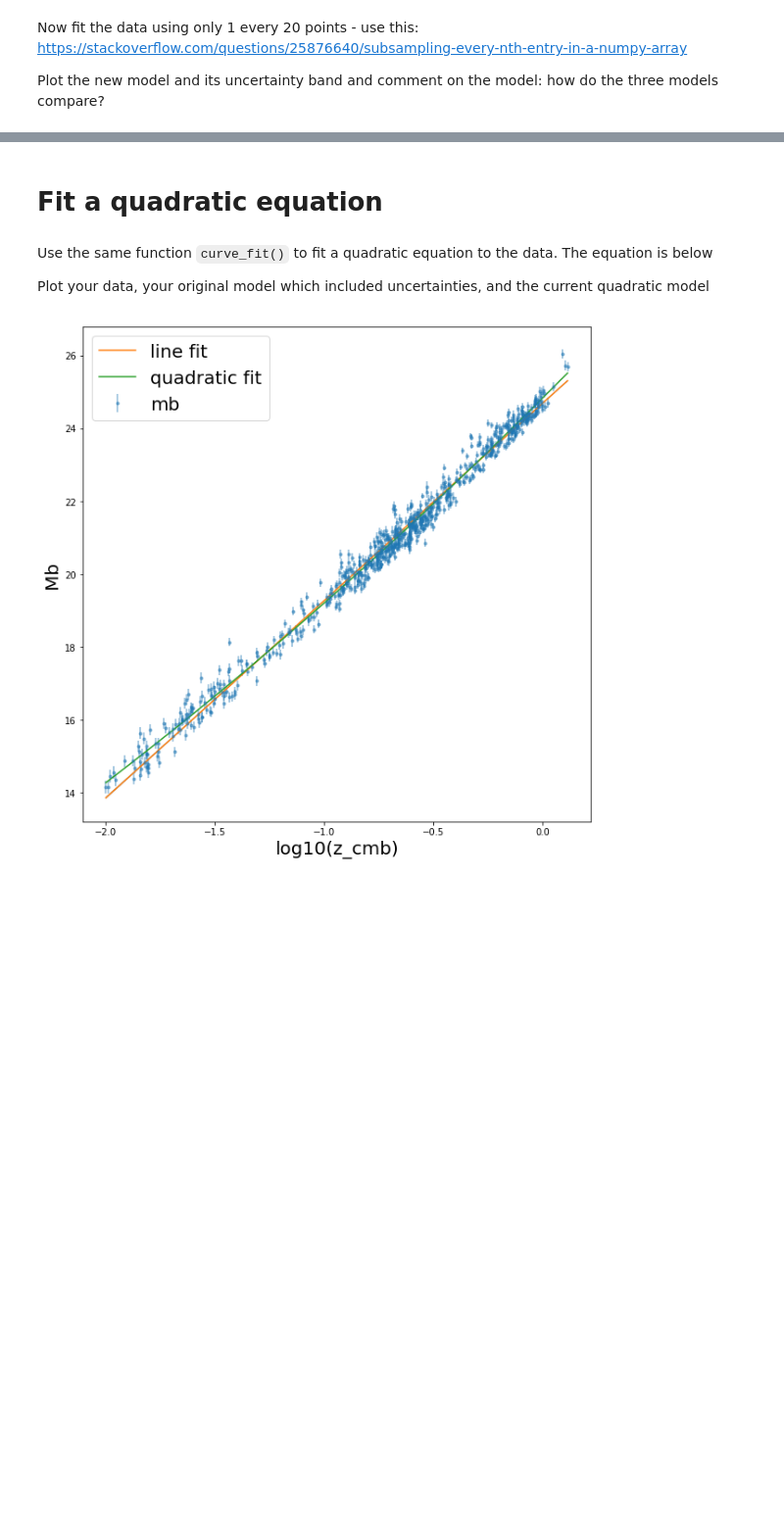
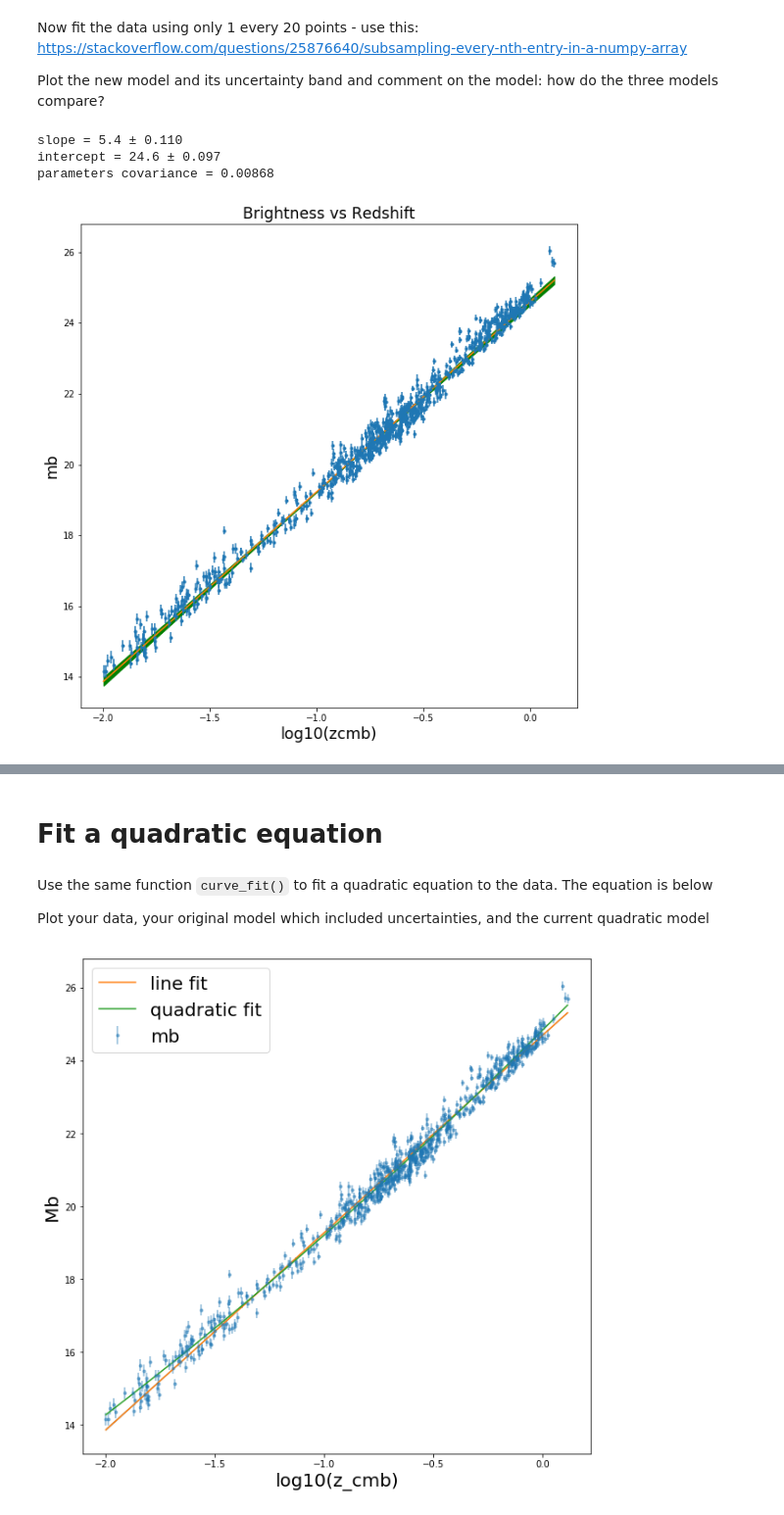
Before and after one commit to DesiPilla/DSPS_dPilla, a Jupyter notebook: HW6/SNdataLineFit.ipynb, the cells around one changed output, grey strips where cells are left out. Shown at 98% size. Cells and saved outputs as stored; diff of their text form; code cells hidden in the pictures; blank space fills up the shorter version.

```diff
--- a/HW6/SNdataLineFit.ipynb
+++ b/HW6/SNdataLineFit.ipynb
@@ -131,7 +129,7 @@ m = max(mb)
 n = min(mb)
 time_color = np.array([(mapper.to_rgba(m + n - 0.75*v - 7)) for v in mb]);
 
-for x, y, e, color in zip(zcmb, mb, error, time_color):
+for x, y, e, color in zip(zcmb, mb, uncertainty, time_color):
   ax.plot(x, y, '.', color=color)
   ax.errorbar(x, y, e, color=color)
 ax.set_title("Brightness vs Redshift", fontsize = "xx-large")
@@ -151,7 +149,8 @@ Note that when we talk about log we (generally) talk about log base 10!
 fig = plt.figure(figsize = (10, 10));
 ax = fig.add_subplot(1, 1, 1)
 ax.set_xscale('log')
-for x, y, e, color in zip(zcmb, mb, error, time_color):
+
+for x, y, e, color in zip(zcmb, mb, uncertainty, time_color):
   ax.plot(x, y, '.', color=color)
   ax.errorbar(x, y, e, color=color)
 ax.set_title("Brightness vs Redshift", fontsize = "xx-large")
@@ -190,3 +235,33 @@ Compare the *model* values and uncertainty you obtained by fitting the model wit
 Now fit the data using only 1 every 20 points - use this: https://stackoverflow.com/questions/25876640/subsampling-every-nth-entry-in-a-numpy-array
 
 Plot the new model and its uncertainty band and comment on the model: how do the three models compare?
+# %%
+logZcmb = np.log10(zcmb)
+params, cov = curve_fit(line, logZcmb[1::20], mb[1::20])
+a3, b3 = params
+da3, db3 = np.sqrt(cov[0][0]), np.sqrt(cov[1][1])
+
+print("slope = %.1f \u00B1 %.3f" % (a3, da3))
+print("intercept = %.1f \u00B1 %.3f" % (b3, db3))
+print("parameters covariance = %.5f " % cov[0][1])
+
+fig = plt.figure(figsize = (10, 10));
+ax = fig.add_subplot(1, 1, 1)
+ax.scatter(logZcmb, mb, s = 1)
+ax.errorbar(logZcmb, mb, xerr=None, yerr=uncertainty, fmt='.')
+
+modelMb = line(logZcmb, a3, b3)
+maxMb = line(logZcmb, a3 + da3, b3 + db3)
+minMb = line(logZcmb, a3 - da3, b3 - db3)
+
+ax.plot(logZcmb, modelMb)
+ax.fill_between(logZcmb, maxMb, minMb, color = 'green', alpha = 1)
+
+ax.set_title("Brightness vs Redshift", fontsize = "xx-large")
+ax.set_xlabel("log10(zcmb)", fontsize = "xx-large")
+ax.set_ylabel("mb", fontsize = "xx-large");
+# %% [output]
+slope = 5.4 ± 0.110
+intercept = 24.6 ± 0.097
+parameters covariance = 0.00868
+[figure, added]
```
Also changed, not shown: parts of 19 cells of this notebook.
